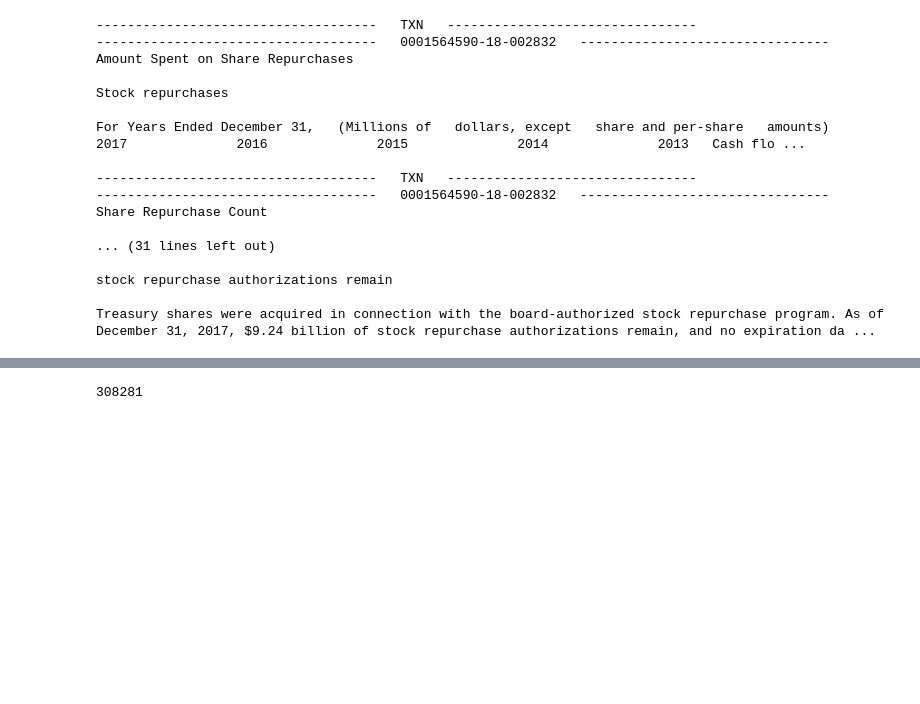
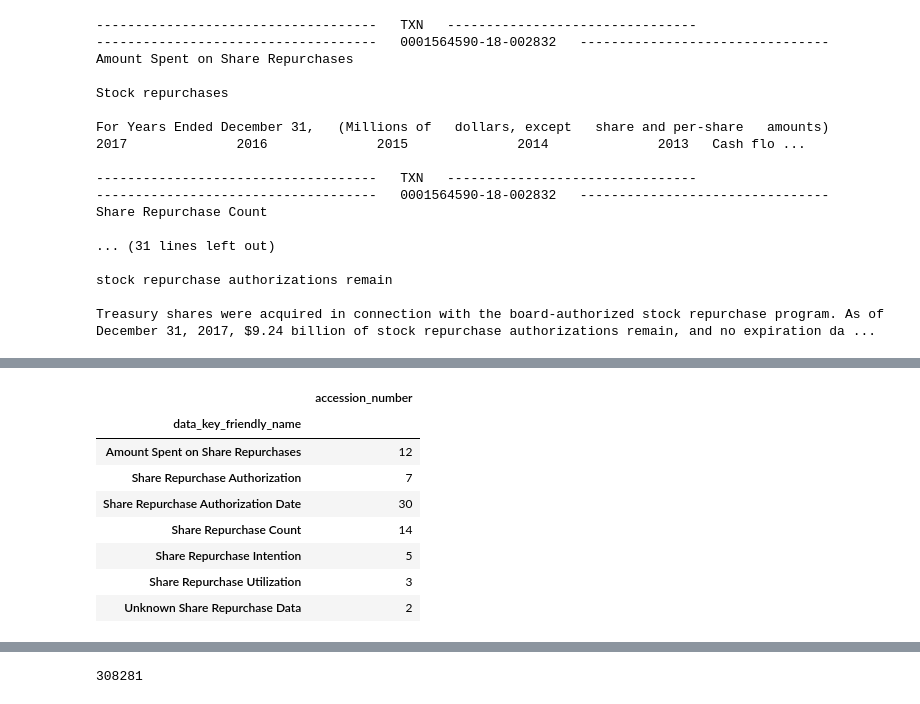
Before and after one commit to suhasinipallai/New_constructs, a Jupyter notebook: jj-eda.ipynb, the cells around one changed output, grey strips where cells are left out. Drawn from its saved outputs; the diff is of its cells as text; code cells hidden in the pictures; blank space fills up the shorter version.

```diff
--- a/jj-eda.ipynb
+++ b/jj-eda.ipynb
@@ -12,6 +14,9 @@ train_file_list = [PurePath(file).name for file in glob.iglob('data/nc_training_
 train_path_list = [PurePath(os.getcwd()).joinpath(file).as_posix() for file in glob.iglob('data/nc_training_filings/*')]
 train_accession_ids = [PurePath(file).stem for file in train_file_list]
 train_cik_nbrs = [x.split(sep='-')[0] for x in train_accession_ids]
+# %%
+repurch_pat = re.compile(r'authorized the purchase|repurchase|[^0-9a-z]ASR|Shares Purchased|Share buyback|common stock purchase|purchase an additional|remaining share', flags=re.I)
+#r'.*(authorized the purchase|repurchase|ASR|Shares Purchased|purchased|common stock purchase|purchase an additional|remaining share).*'
 # %%
 srp_df = pd.read_csv('data/share_repurchase_paragraphs.csv').sort_values('accession_number').reset_index()
 # %%
@@ -84,0 +128,6 @@ srp_df[srp_df.accession_number == '0001564590-18-002832']
+# %%
+df_pat = re.compile(r'.*(authorized the purchase|repurchase|[^0-9a-z]ASR|Shares Purchased|Share buyback|common stock purchase|purchase an additional|remaining share).*', flags=re.I)
+#missed_df = srp_df[srp_df.paragraph_text.str.match(df_pat) == False]
+missed_df = srp_df[(srp_df.paragraph_text.str.match(df_pat) == False) & (srp_df.text.str.match(df_pat) == False)]
+
+hit_df = srp_df[(srp_df.paragraph_text.str.match(df_pat) == True) | (srp_df.text.str.match(df_pat) == True)]
@@ -84,0 +158,12 @@ srp_df[srp_df.accession_number == '0001564590-18-002832']
+# %%
+missed_df[['data_key_friendly_name', 'accession_number']].groupby('data_key_friendly_name').count()
+# %% [output]
+|  | accession_number |
+| data_key_friendly_name |  |
+| Amount Spent on Share Repurchases | 12 |
+| Share Repurchase Authorization | 7 |
+| Share Repurchase Authorization Date | 30 |
+| Share Repurchase Count | 14 |
+| Share Repurchase Intention | 5 |
+| Share Repurchase Utilization | 3 |
+| Unknown Share Repurchase Data | 2 |
```
Also changed, not shown: parts of 64 cells of this notebook, 1 other file.
